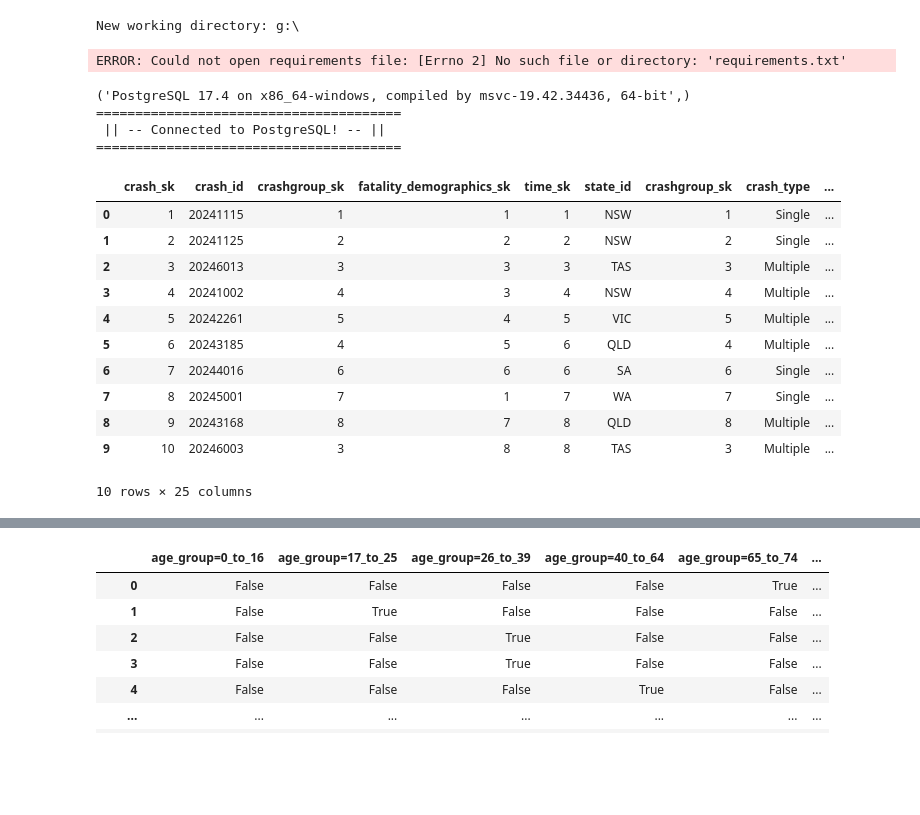
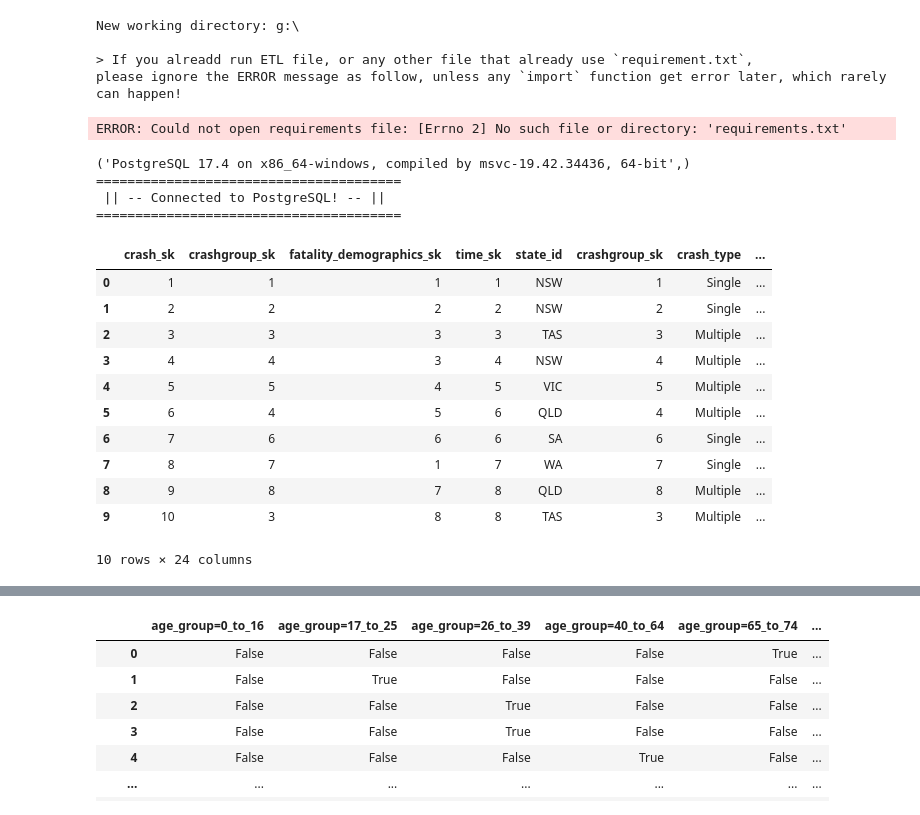
Before and after one commit to cedrusdang/DataWarehouse_project, a Jupyter notebook: Data Mining/data_mining.ipynb, the cells around one changed output, grey strips where cells are left out. Cells and saved outputs as stored; diff of their text form; code cells hidden in the pictures; blank space fills up the shorter version.

```diff
--- a/Data Mining/data_mining.ipynb
+++ b/Data Mining/data_mining.ipynb
@@ -5,8 +5,13 @@ os.chdir(os.path.abspath(os.path.join(os.getcwd(), "..")))
 print("New working directory:", os.getcwd())
 
 !pip install -r requirements.txt --quiet
+print("\n> If you alreadd run ETL file, or any other file that already use `requirement.txt`, \n"
+      "please ignore the ERROR message as follow, unless any `import` function get error later, which rarely can happen! \n")
 # %% [output]
 New working directory: g:\
+
+> If you alreadd run ETL file, or any other file that already use `requirement.txt`,
+please ignore the ERROR message as follow, unless any `import` function get error later, which rarely can happen!
 ERROR: Could not open requirements file: [Errno 2] No such file or directory: 'requirements.txt'
 # %%
 import os
@@ -39,29 +44,29 @@ with engine.connect() as conn:
 # %%
 import pandas as pd
 # Query a full table with all dimensions and fact from data warehouse query for data mining
 query = """
 SELECT *
-FROM fact_crash, dim_crash_group, dim_fatality_demographic, dim_time, dim_location
-WHERE fact_crash.crashgroup_sk = dim_crash_group.crashgroup_sk
-AND fact_crash.fatality_demographics_sk = dim_fatality_demographic.fatality_demographics_sk
-AND fact_crash.time_sk = dim_time.time_sk
-AND fact_crash.state_id = dim_location.state_id
+FROM fact_fatality, dim_crash_group, dim_fatality_demographic, dim_time, dim_location
+WHERE fact_fatality.crashgroup_sk = dim_crash_group.crashgroup_sk
+AND fact_fatality.fatality_demographics_sk = dim_fatality_demographic.fatality_demographics_sk
+AND fact_fatality.time_sk = dim_time.time_sk
+AND fact_fatality.state_id = dim_location.state_id
 """
 data = pd.read_sql(text(query), con=engine)
 data.head(10)
 # %% [output]
-|  | crash_sk | crash_id | crashgroup_sk | fatality_demographics_sk | time_sk | state_id | crashgroup_sk | crash_type | ... |
-| 0 | 1 | 20241115 | 1 | 1 | 1 | NSW | 1 | Single | ... |
-| 1 | 2 | 20241125 | 2 | 2 | 2 | NSW | 2 | Single | ... |
-| 2 | 3 | 20246013 | 3 | 3 | 3 | TAS | 3 | Multiple | ... |
-| 3 | 4 | 20241002 | 4 | 3 | 4 | NSW | 4 | Multiple | ... |
-| 4 | 5 | 20242261 | 5 | 4 | 5 | VIC | 5 | Multiple | ... |
-| 5 | 6 | 20243185 | 4 | 5 | 6 | QLD | 4 | Multiple | ... |
-| 6 | 7 | 20244016 | 6 | 6 | 6 | SA | 6 | Single | ... |
-| 7 | 8 | 20245001 | 7 | 1 | 7 | WA | 7 | Single | ... |
-| 8 | 9 | 20243168 | 8 | 7 | 8 | QLD | 8 | Multiple | ... |
-| 9 | 10 | 20246003 | 3 | 8 | 8 | TAS | 3 | Multiple | ... |
+|  | crash_sk | crashgroup_sk | fatality_demographics_sk | time_sk | state_id | crashgroup_sk | crash_type | ... |
+| 0 | 1 | 1 | 1 | 1 | NSW | 1 | Single | ... |
+| 1 | 2 | 2 | 2 | 2 | NSW | 2 | Single | ... |
+| 2 | 3 | 3 | 3 | 3 | TAS | 3 | Multiple | ... |
+| 3 | 4 | 4 | 3 | 4 | NSW | 4 | Multiple | ... |
+| 4 | 5 | 5 | 4 | 5 | VIC | 5 | Multiple | ... |
+| 5 | 6 | 4 | 5 | 6 | QLD | 4 | Multiple | ... |
+| 6 | 7 | 6 | 6 | 6 | SA | 6 | Single | ... |
+| 7 | 8 | 7 | 1 | 7 | WA | 7 | Single | ... |
+| 8 | 9 | 8 | 7 | 8 | QLD | 8 | Multiple | ... |
+| 9 | 10 | 3 | 8 | 8 | TAS | 3 | Multiple | ... |
-10 rows × 25 columns
+10 rows × 24 columns
 # %%
 data.info()
 # %% [output]
```
Also changed, not shown: parts of 11 cells of this notebook, 8 other files.
